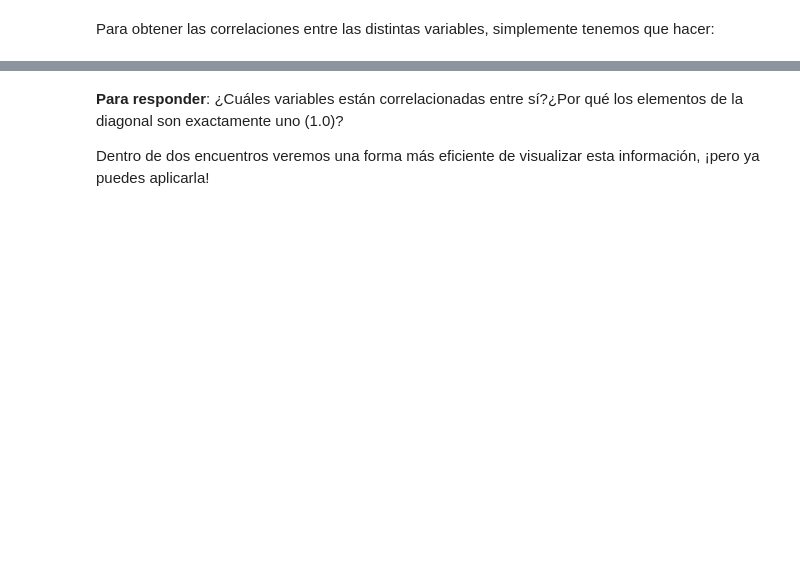
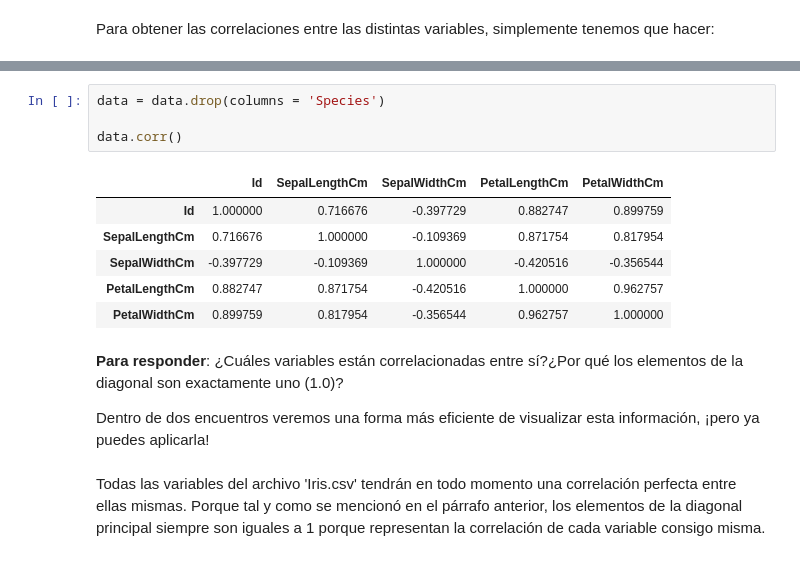
Before and after one commit to Valerius-ufv/python_bootcamp_DV, a Jupyter notebook: DS_Notebook_05_Probabilidad.ipynb, the cells around one changed output, grey strips where cells are left out. Saved outputs shown, nothing was run; the diff lists cells and outputs as text; blank space fills up the shorter version.

```diff
--- a/DS_Notebook_05_Probabilidad.ipynb
+++ b/DS_Notebook_05_Probabilidad.ipynb
@@ -365,4 +363,18 @@ AttributeError: 'str' object has no attribute 'corr'
+# %%
+data = data.drop(columns = 'Species')
+
+data.corr()
+# %% [output]
+|  | Id | SepalLengthCm | SepalWidthCm | PetalLengthCm | PetalWidthCm |
+| Id | 1.000000 | 0.716676 | -0.397729 | 0.882747 | 0.899759 |
+| SepalLengthCm | 0.716676 | 1.000000 | -0.109369 | 0.871754 | 0.817954 |
+| SepalWidthCm | -0.397729 | -0.109369 | 1.000000 | -0.420516 | -0.356544 |
+| PetalLengthCm | 0.882747 | 0.871754 | -0.420516 | 1.000000 | 0.962757 |
+| PetalWidthCm | 0.899759 | 0.817954 | -0.356544 | 0.962757 | 1.000000 |
 # %% [markdown]
 **Para responder**: ¿Cuáles variables están correlacionadas entre sí?¿Por qué los elementos de la diagonal son exactamente uno (1.0)?
 
 Dentro de dos encuentros veremos una forma más eficiente de visualizar esta información, ¡pero ya puedes aplicarla!
+# %% [markdown]
+Todas las variables del archivo 'Iris.csv' tendrán en todo momento una correlación perfecta entre ellas mismas.
+Porque tal y como se mencionó en el párrafo anterior, los elementos de la diagonal principal siempre son iguales a 1 porque representan la correlación de cada variable consigo misma.
```
Also changed, not shown: parts of 18 cells of this notebook.
